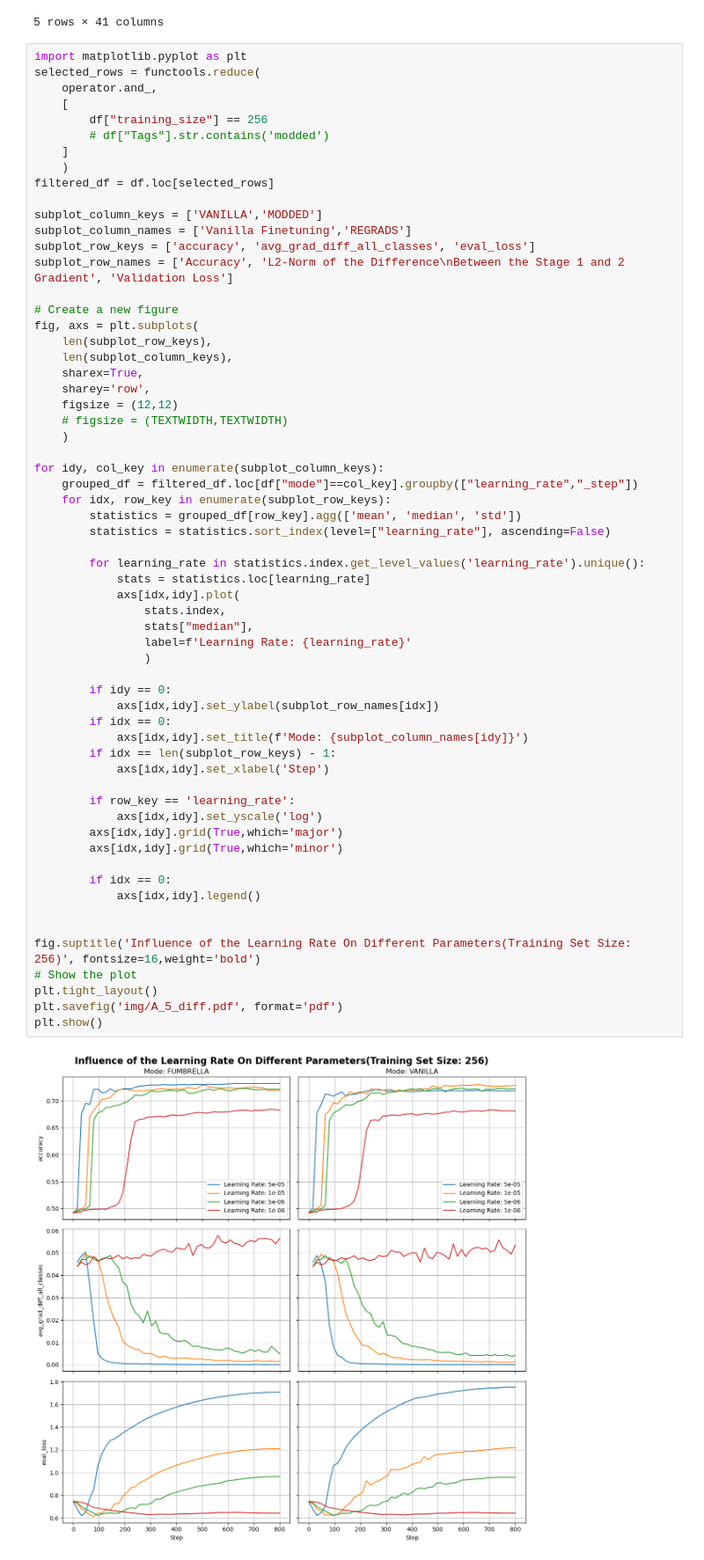
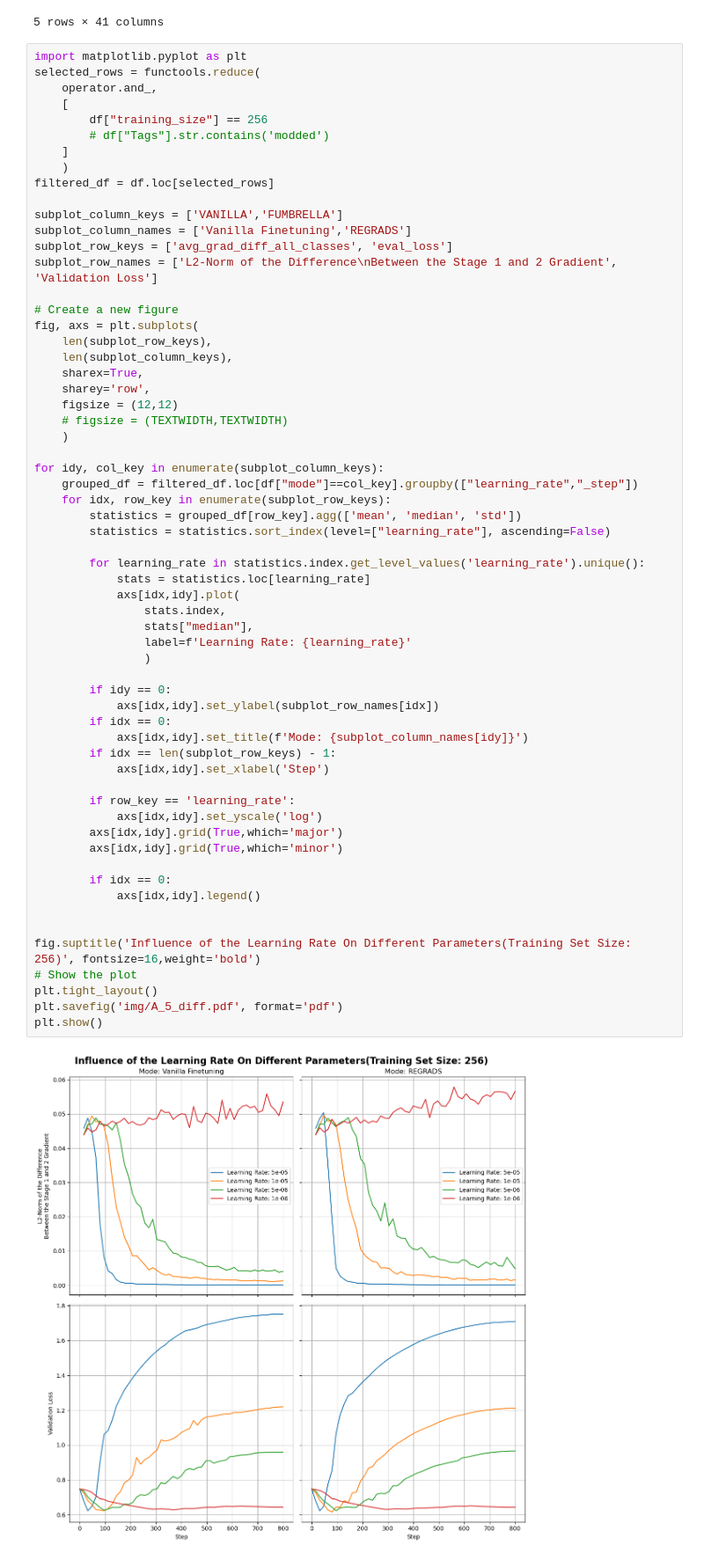
Before and after one commit to Ricu/fantastic-umbrella, a Jupyter notebook: notebooks/A_5_diff_eval.ipynb, the cells around one changed output. Shown at 88% size. Cells and saved outputs as stored; diff of their text form.

```diff
--- a/notebooks/A_5_diff_eval.ipynb
+++ b/notebooks/A_5_diff_eval.ipynb
@@ -92,10 +92,10 @@ selected_rows = functools.reduce(
     )
 filtered_df = df.loc[selected_rows]
 
-subplot_column_keys = ['VANILLA','MODDED']
+subplot_column_keys = ['VANILLA','FUMBRELLA']
 subplot_column_names = ['Vanilla Finetuning','REGRADS']
-subplot_row_keys = ['accuracy', 'avg_grad_diff_all_classes', 'eval_loss']
-subplot_row_names = ['Accuracy', 'L2-Norm of the Difference\nBetween the Stage 1 and 2 Gradient', 'Validation Loss']
+subplot_row_keys = ['avg_grad_diff_all_classes', 'eval_loss']
+subplot_row_names = ['L2-Norm of the Difference\nBetween the Stage 1 and 2 Gradient', 'Validation Loss']
 
 # Create a new figure
 fig, axs = plt.subplots(
@@ -116,31 +116,31 @@ for idy, col_key in enumerate(subplot_column_keys):
         for learning_rate in statistics.index.get_level_values('learning_rate').unique():
             stats = statistics.loc[learning_rate]
             axs[idx,idy].plot(
                 stats.index,
                 stats["median"],
                 label=f'Learning Rate: {learning_rate}'
                 )
 
         if idy == 0:
             axs[idx,idy].set_ylabel(subplot_row_names[idx])
         if idx == 0:
             axs[idx,idy].set_title(f'Mode: {subplot_column_names[idy]}')
         if idx == len(subplot_row_keys) - 1:
             axs[idx,idy].set_xlabel('Step')
 
         if row_key == 'learning_rate':
             axs[idx,idy].set_yscale('log')
         axs[idx,idy].grid(True,which='major')
         axs[idx,idy].grid(True,which='minor')
 
         if idx == 0:
             axs[idx,idy].legend()
 
 
 fig.suptitle('Influence of the Learning Rate On Different Parameters(Training Set Size: 256)', fontsize=16,weight='bold')
 # Show the plot
 plt.tight_layout()
 plt.savefig('img/A_5_diff.pdf', format='pdf')
 plt.show()
 # %% [output]
-[figure, old version]
+[figure, new version]
```
Also changed, not shown: parts of 1 cell of this notebook, 7 other files.
